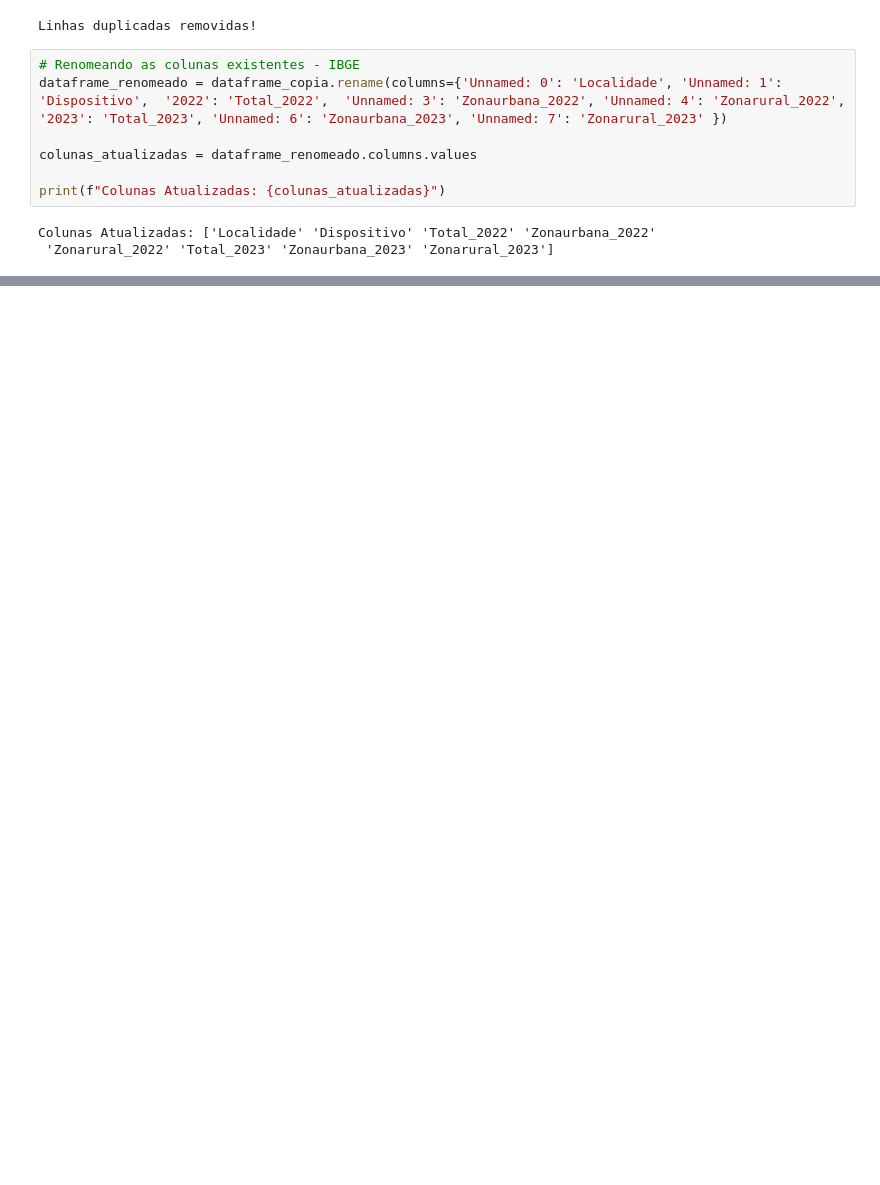
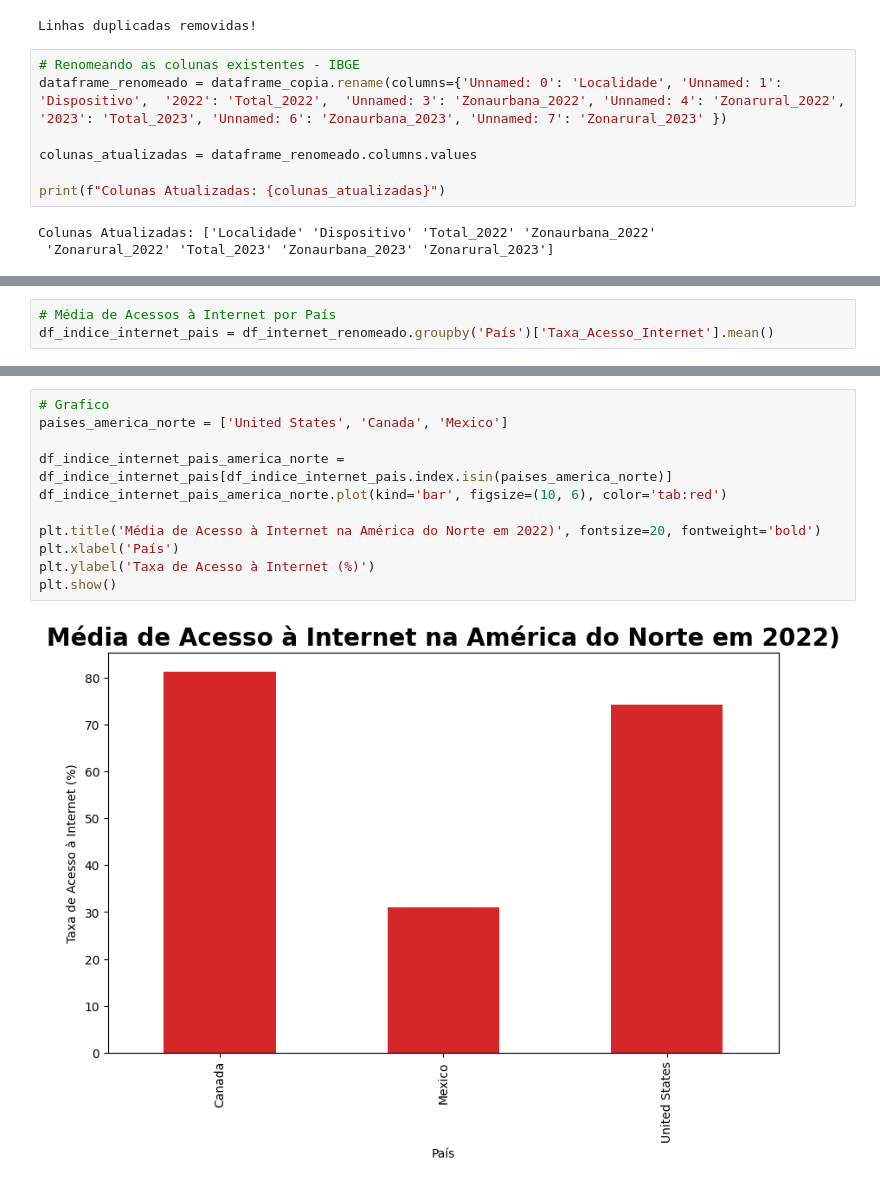
Before and after one commit to veronica-toledo-bm/on34-python-s17-s18-projeto-final, a Jupyter notebook: Veronica/Projeto Final/s17_Projeto_Final_Tamy_Vero.ipynb, the cells around one changed output, grey strips where cells are left out. Cells and saved outputs as stored; diff of their text form; blank space fills up the shorter version.

```diff
--- a/Veronica/Projeto Final/s17_Projeto_Final_Tamy_Vero.ipynb
+++ b/Veronica/Projeto Final/s17_Projeto_Final_Tamy_Vero.ipynb
@@ -316,0 +307,3 @@ df_final
+# %%
+# Média de Acessos à Internet por País
+df_indice_internet_pais = df_internet_renomeado.groupby('País')['Taxa_Acesso_Internet'].mean()
@@ -316,0 +321,13 @@ df_final
+# %%
+# Grafico
+paises_america_norte = ['United States', 'Canada', 'Mexico']
+
+df_indice_internet_pais_america_norte = df_indice_internet_pais[df_indice_internet_pais.index.isin(paises_america_norte)]
+df_indice_internet_pais_america_norte.plot(kind='bar', figsize=(10, 6), color='tab:red')
+
+plt.title('Média de Acesso à Internet na América do Norte em 2022)', fontsize=20, fontweight='bold')
+plt.xlabel('País')
+plt.ylabel('Taxa de Acesso à Internet (%)')
+plt.show()
+# %% [output]
+[figure, added]
```
Also changed, not shown: parts of 74 cells of this notebook.
